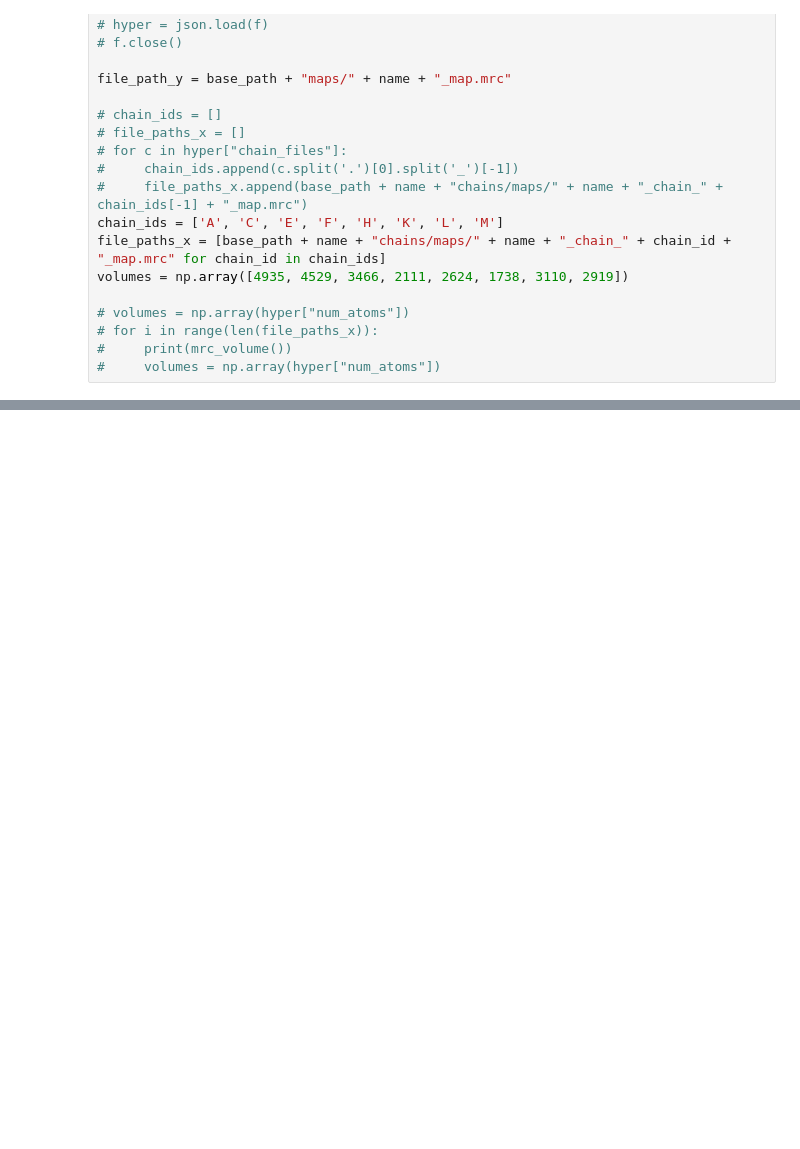
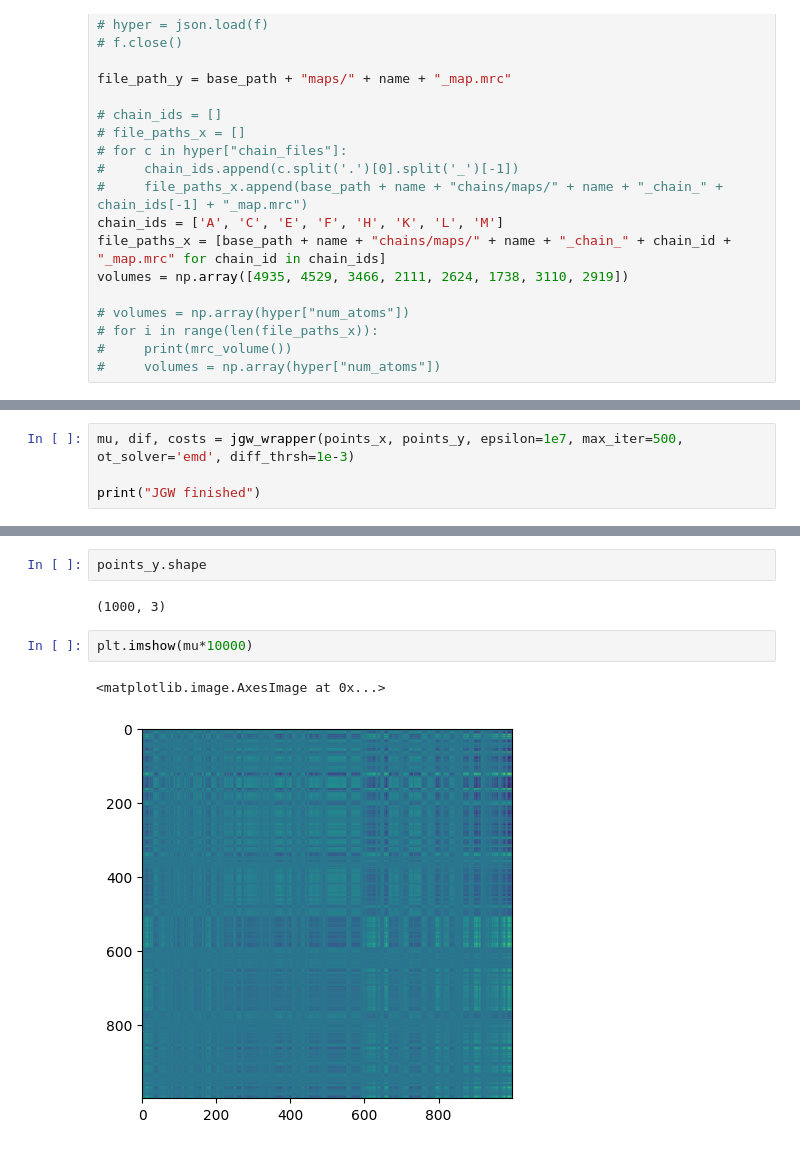
Before and after one commit to artajmir3/Joint-Gromov-Wasserstein, a Jupyter notebook: code/test.ipynb, the cells around one changed output, grey strips where cells are left out. Cells and saved outputs as stored; diff of their text form; blank space fills up the shorter version.

```diff
--- a/code/test.ipynb
+++ b/code/test.ipynb
@@ -267,0 +288,4 @@ for k in range(len(file_paths_x)):
+# %%
+mu, dif, costs = jgw_wrapper(points_x, points_y, epsilon=1e7, max_iter=500, ot_solver='emd', diff_thrsh=1e-3)
+
+print("JGW finished")
@@ -267,0 +348,9 @@ for k in range(len(file_paths_x)):
+# %%
+points_y.shape
+# %% [output]
+(1000, 3)
+# %%
+plt.imshow(mu*10000)
+# %% [output]
+<matplotlib.image.AxesImage at 0x...>
+[figure, added]
```
Also changed, not shown: parts of 9 cells of this notebook, 5 other files.
